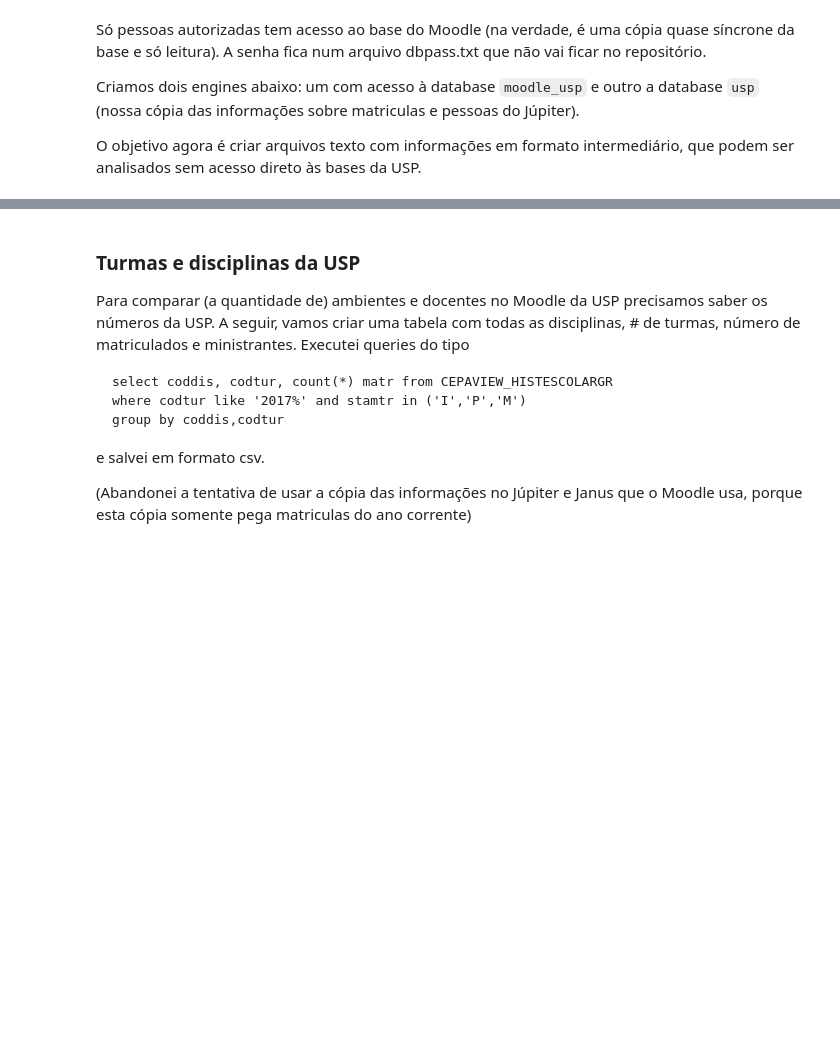
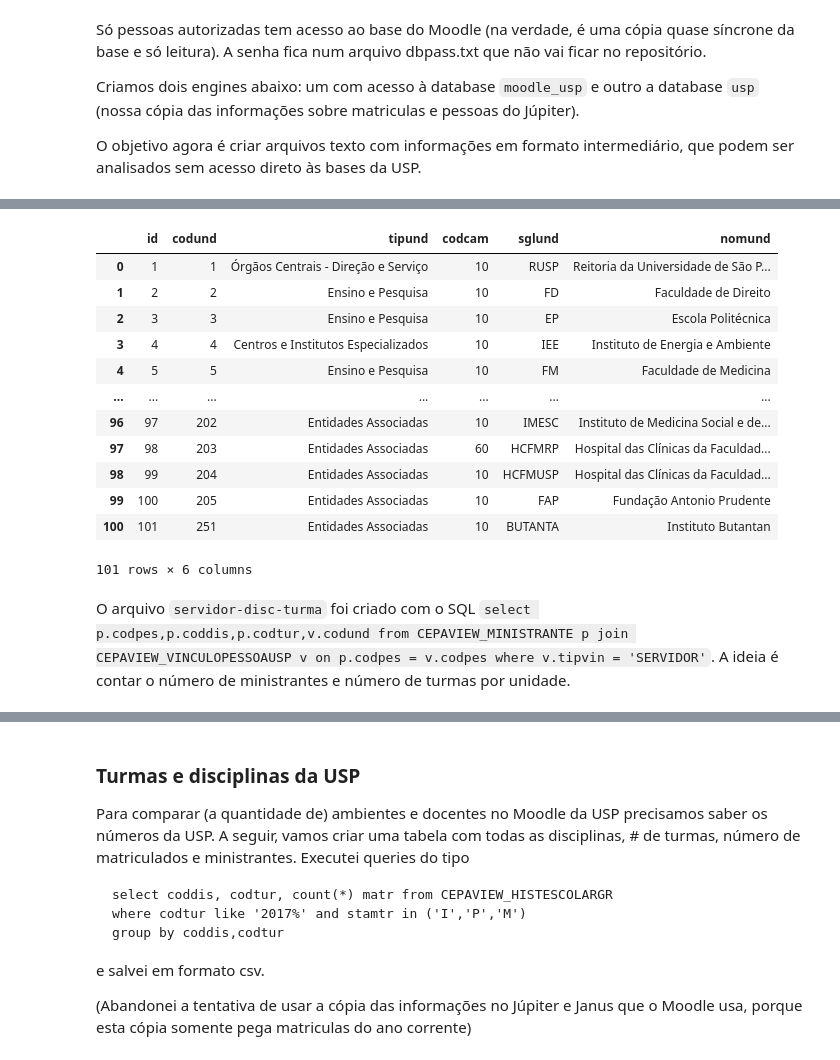
Before and after one commit to gustavo-ifusp/edisc-analytics, a Jupyter notebook: 1-CreateData.ipynb, the cells around one changed output, grey strips where cells are left out. Drawn from its saved outputs; the diff is of its cells as text; code cells hidden in the pictures; blank space fills up the shorter version.

```diff
--- a/1-CreateData.ipynb
+++ b/1-CreateData.ipynb
@@ -25,0 +31,19 @@ pd.read_sql_query("select timecreated from mdl_logstore_standard_log order by ti
+# %%
+unidades = pd.read_sql_table('unidade',con=engine_usp)
+unidades
+# %% [output]
+|  | id | codund | tipund | codcam | sglund | nomund |
+| 0 | 1 | 1 | Órgãos Centrais - Direção e Serviço | 10 | RUSP | Reitoria da Universidade de São P... |
+| 1 | 2 | 2 | Ensino e Pesquisa | 10 | FD | Faculdade de Direito |
+| 2 | 3 | 3 | Ensino e Pesquisa | 10 | EP | Escola Politécnica |
+| 3 | 4 | 4 | Centros e Institutos Especializados | 10 | IEE | Instituto de Energia e Ambiente |
+| 4 | 5 | 5 | Ensino e Pesquisa | 10 | FM | Faculdade de Medicina |
+| ... | ... | ... | ... | ... | ... | ... |
+| 96 | 97 | 202 | Entidades Associadas | 10 | IMESC | Instituto de Medicina Social e de... |
+| 97 | 98 | 203 | Entidades Associadas | 60 | HCFMRP | Hospital das Clínicas da Faculdad... |
+| 98 | 99 | 204 | Entidades Associadas | 10 | HCFMUSP | Hospital das Clínicas da Faculdad... |
+| 99 | 100 | 205 | Entidades Associadas | 10 | FAP | Fundação Antonio Prudente |
+| 100 | 101 | 251 | Entidades Associadas | 10 | BUTANTA | Instituto Butantan |
+101 rows × 6 columns
+# %% [markdown]
+O arquivo `servidor-disc-turma` foi criado com o SQL `select p.codpes,p.coddis,p.codtur,v.codund from CEPAVIEW_MINISTRANTE p join CEPAVIEW_VINCULOPESSOAUSP v on p.codpes = v.codpes where v.tipvin = 'SERVIDOR'`.  A ideia é contar o número de ministrantes e número de turmas por unidade.
```
Also changed, not shown: parts of 15 cells of this notebook, 3 other files.
